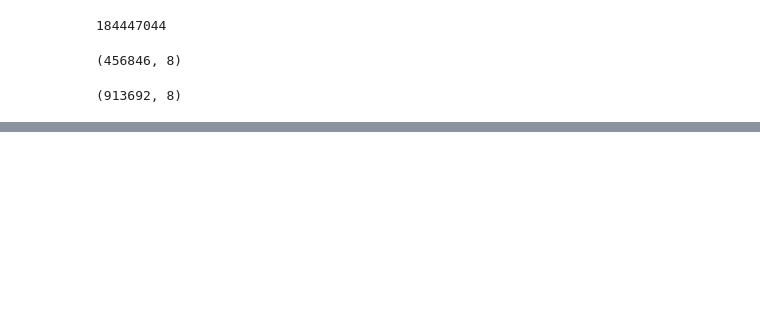
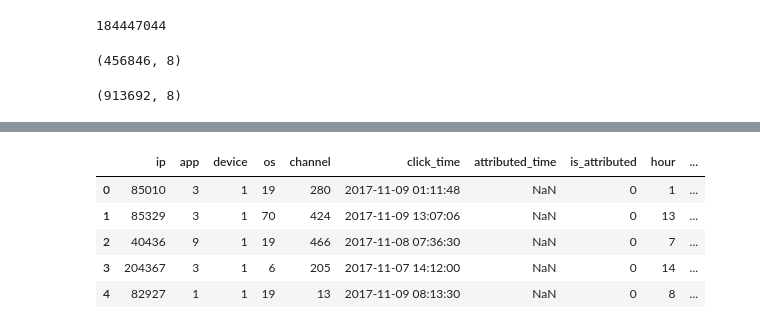
Before and after one commit to yichiang/Metis-Project-3-Kaggle-Competition, a Jupyter notebook: 1.Import_Data.ipynb, the cells around one changed output, grey strips where cells are left out. Drawn from its saved outputs; the diff is of its cells as text; code cells hidden in the pictures; blank space fills up the shorter version.

```diff
--- a/1.Import_Data.ipynb
+++ b/1.Import_Data.ipynb
@@ -128,8 +75,15 @@ def convertDF(df_old):
     df_old['year']=df_old['click_time'].dt.year
     return df_old
 # %%
-df_new = convertDF(df_all)
+df_new = convertDF(df_sample)
 df_new.head()
+# %% [output]
+|  | ip | app | device | os | channel | click_time | attributed_time | is_attributed | hour | ... |
+| 0 | 85010 | 3 | 1 | 19 | 280 | 2017-11-09 01:11:48 | NaN | 0 | 1 | ... |
+| 1 | 85329 | 3 | 1 | 70 | 424 | 2017-11-09 13:07:06 | NaN | 0 | 13 | ... |
+| 2 | 40436 | 9 | 1 | 19 | 466 | 2017-11-08 07:36:30 | NaN | 0 | 7 | ... |
+| 3 | 204367 | 3 | 1 | 6 | 205 | 2017-11-07 14:12:00 | NaN | 0 | 14 | ... |
+| 4 | 82927 | 1 | 1 | 19 | 13 | 2017-11-09 08:13:30 | NaN | 0 | 8 | ... |
 # %%
 with open('all_converted_data.pkl', 'wb') as picklefile:
     pickle.dump(df_new, picklefile)
```
Also changed, not shown: parts of 14 cells of this notebook, 5 other files.
